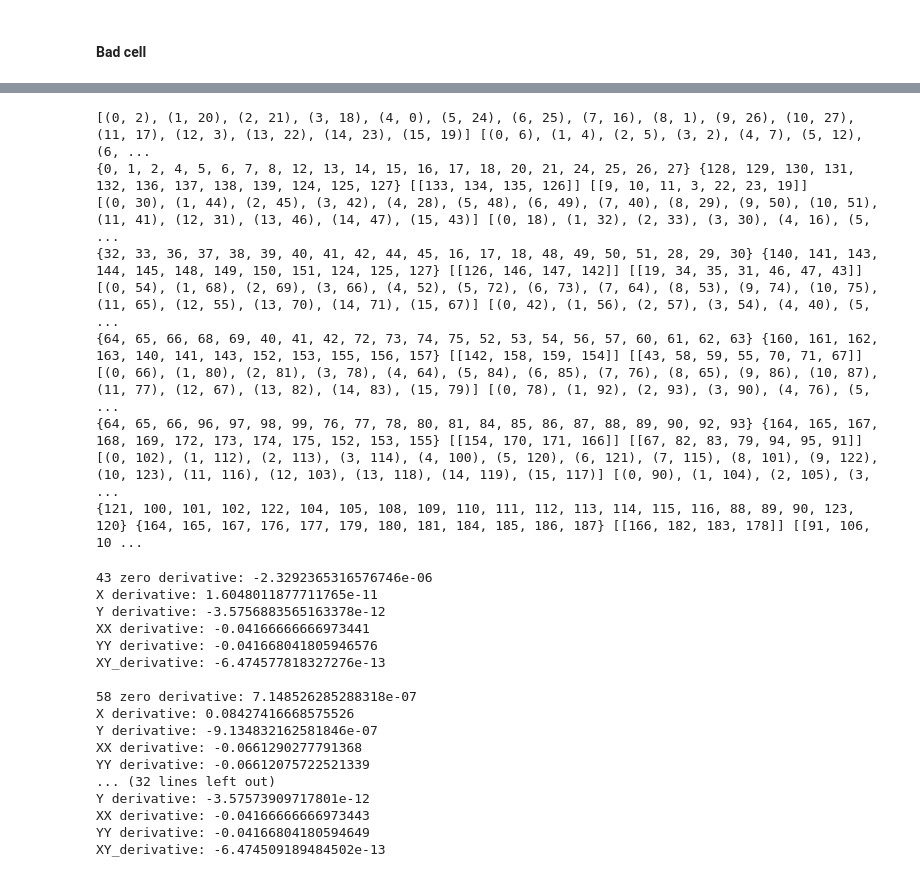
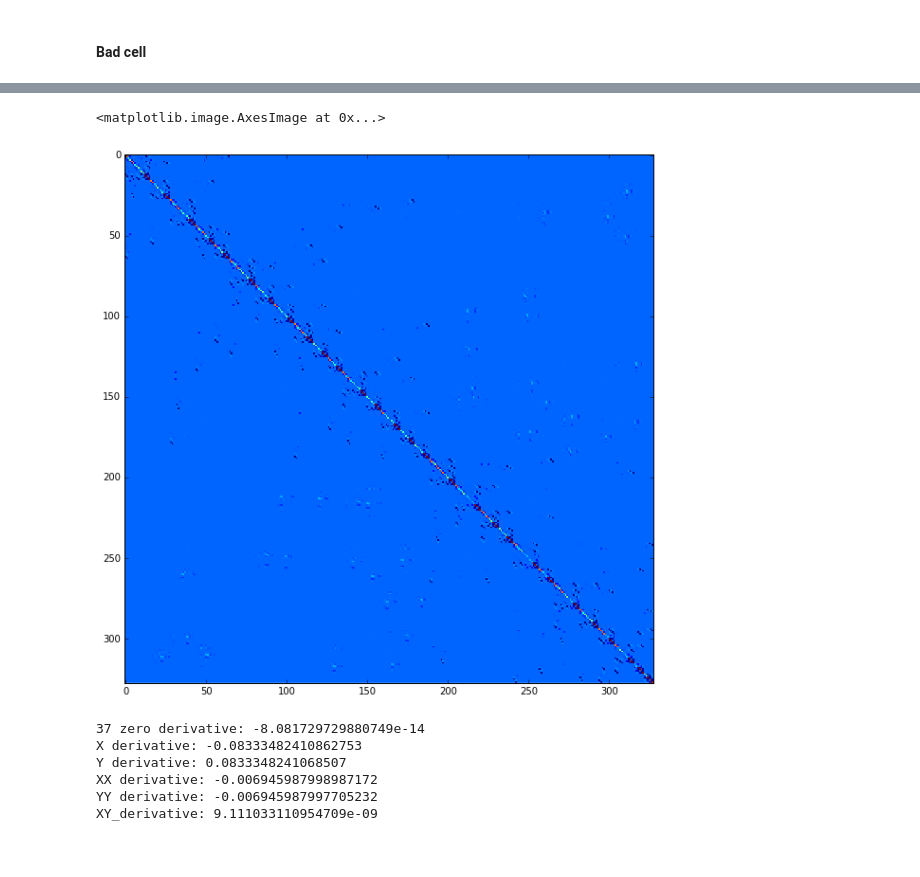
Before and after one commit to leonshting/another-fem-framework, a Jupyter notebook: workflow/testing_operator.ipynb, the cells around one changed output, grey strips where cells are left out. Saved outputs shown, nothing was run; the diff lists cells and outputs as text; code cells hidden in the pictures.

```diff
--- a/workflow/testing_operator.ipynb
+++ b/workflow/testing_operator.ipynb
@@ -148,7 +154,7 @@ ma._weak_edge_connections[((1, 0),((1, 0), (1, 2)))] = {((0, 0), ((1, 0), (1, 1)
    (14, 23),
    (15, 9)]}
 # %%
-grid_domain = GridDomain(domain_size=(3.,10.), integer_size=(3,10))
+grid_domain = GridDomain(domain_size=(4.,4.), integer_size=(4,4))
 grid_domain.make_pointwise_index(ma)
 # %%
 ifma2 = AssemblyInterface2D(allocator=ma)
@@ -156,15 +166,12 @@ MA = MatrixAssembler2D(assembly_interface=ifma2, grid_domain=grid_domain)
+# %%
+new = MA.unmerged * MA.dist
+new_ass = MA.dist.T * MA.unmerged * MA.dist
+# %%
+plt.imshow(new_ass.toarray(), interpolation='none')
+# %% [output]
+<matplotlib.image.AxesImage at 0x...>
+[figure, added]
 # %%
 deep = MA.assemble()
-# %% [output]
-[(0, 2), (1, 20), (2, 21), (3, 18), (4, 0), (5, 24), (6, 25), (7, 16), (8, 1), (9, 26), (10, 27), (11, 17), (12, 3), (13, 22), (14, 23), (15, 19)] [(0, 6), (1, 4), (2, 5), (3, 2), (4, 7), (5, 12), (6, ...
-{0, 1, 2, 4, 5, 6, 7, 8, 12, 13, 14, 15, 16, 17, 18, 20, 21, 24, 25, 26, 27} {128, 129, 130, 131, 132, 136, 137, 138, 139, 124, 125, 127} [[133, 134, 135, 126]] [[9, 10, 11, 3, 22, 23, 19]]
-[(0, 30), (1, 44), (2, 45), (3, 42), (4, 28), (5, 48), (6, 49), (7, 40), (8, 29), (9, 50), (10, 51), (11, 41), (12, 31), (13, 46), (14, 47), (15, 43)] [(0, 18), (1, 32), (2, 33), (3, 30), (4, 16), (5, ...
-{32, 33, 36, 37, 38, 39, 40, 41, 42, 44, 45, 16, 17, 18, 48, 49, 50, 51, 28, 29, 30} {140, 141, 143, 144, 145, 148, 149, 150, 151, 124, 125, 127} [[126, 146, 147, 142]] [[19, 34, 35, 31, 46, 47, 43]]
-[(0, 54), (1, 68), (2, 69), (3, 66), (4, 52), (5, 72), (6, 73), (7, 64), (8, 53), (9, 74), (10, 75), (11, 65), (12, 55), (13, 70), (14, 71), (15, 67)] [(0, 42), (1, 56), (2, 57), (3, 54), (4, 40), (5, ...
-{64, 65, 66, 68, 69, 40, 41, 42, 72, 73, 74, 75, 52, 53, 54, 56, 57, 60, 61, 62, 63} {160, 161, 162, 163, 140, 141, 143, 152, 153, 155, 156, 157} [[142, 158, 159, 154]] [[43, 58, 59, 55, 70, 71, 67]]
-[(0, 66), (1, 80), (2, 81), (3, 78), (4, 64), (5, 84), (6, 85), (7, 76), (8, 65), (9, 86), (10, 87), (11, 77), (12, 67), (13, 82), (14, 83), (15, 79)] [(0, 78), (1, 92), (2, 93), (3, 90), (4, 76), (5, ...
-{64, 65, 66, 96, 97, 98, 99, 76, 77, 78, 80, 81, 84, 85, 86, 87, 88, 89, 90, 92, 93} {164, 165, 167, 168, 169, 172, 173, 174, 175, 152, 153, 155} [[154, 170, 171, 166]] [[67, 82, 83, 79, 94, 95, 91]]
-[(0, 102), (1, 112), (2, 113), (3, 114), (4, 100), (5, 120), (6, 121), (7, 115), (8, 101), (9, 122), (10, 123), (11, 116), (12, 103), (13, 118), (14, 119), (15, 117)] [(0, 90), (1, 104), (2, 105), (3, ...
-{121, 100, 101, 102, 122, 104, 105, 108, 109, 110, 111, 112, 113, 114, 115, 116, 88, 89, 90, 123, 120} {164, 165, 167, 176, 177, 179, 180, 181, 184, 185, 186, 187} [[166, 182, 183, 178]] [[91, 106, 10 ...
 # %%
 sine_test = grid_domain.vectorize_function(lambda x,y: np.sin(x+y))
@@ -183,30 +190,16 @@ visual.plot_surface_unstructured_w_dict(
 #    int_domain_shape=grid_domain.integer_size
 #)
 # %%
-sums = {'XX': 0, 'YY': 0, 'X': 0, 'Y': 0, 'zero': 0}
-for num,i in enumerate([43, 58, 59, 55, 70, 71, 67]):
+for i in [37]:
     print(i, end=' ')
-    for k, v in partial_diff_test(matrix=MA.assembled,
-                       point=grid_domain.normal_index[i],
-                       pointnum=i,
-                       pointdict=grid_domain.pointwise_index,
-                       scale_factor=1).items():
-        sums[k] += v
+    partial_diff_test(matrix=new,
+                      point=grid_domain.normal_index[i],
+                      pointnum=i,
+                      pointdict=grid_domain.pointwise_index)
 # %% [output]
-43 zero derivative: -2.3292365316576746e-06
-X derivative: 1.6048011877711765e-11
-Y derivative: -3.5756883565163378e-12
-XX derivative: -0.04166666666973441
-YY derivative: -0.041668041805946576
-XY_derivative: -6.474577818327276e-13
-
-58 zero derivative: 7.148526285288318e-07
-X derivative: 0.08427416668575526
-Y derivative: -9.134832162581846e-07
-XX derivative: -0.0661290277791368
-YY derivative: -0.06612075722521339
-... (32 lines left out)
-Y derivative: -3.57573909717801e-12
-XX derivative: -0.04166666666973443
-YY derivative: -0.04166804180594649
-XY_derivative: -6.474509189484502e-13
+37 zero derivative: -8.081729729880749e-14
+X derivative: -0.08333482410862753
+Y derivative: 0.0833348241068507
+XX derivative: -0.006945987998987172
+YY derivative: -0.006945987997705232
+XY_derivative: 9.111033110954709e-09
```
Also changed, not shown: parts of 12 cells of this notebook, 1 other file.
